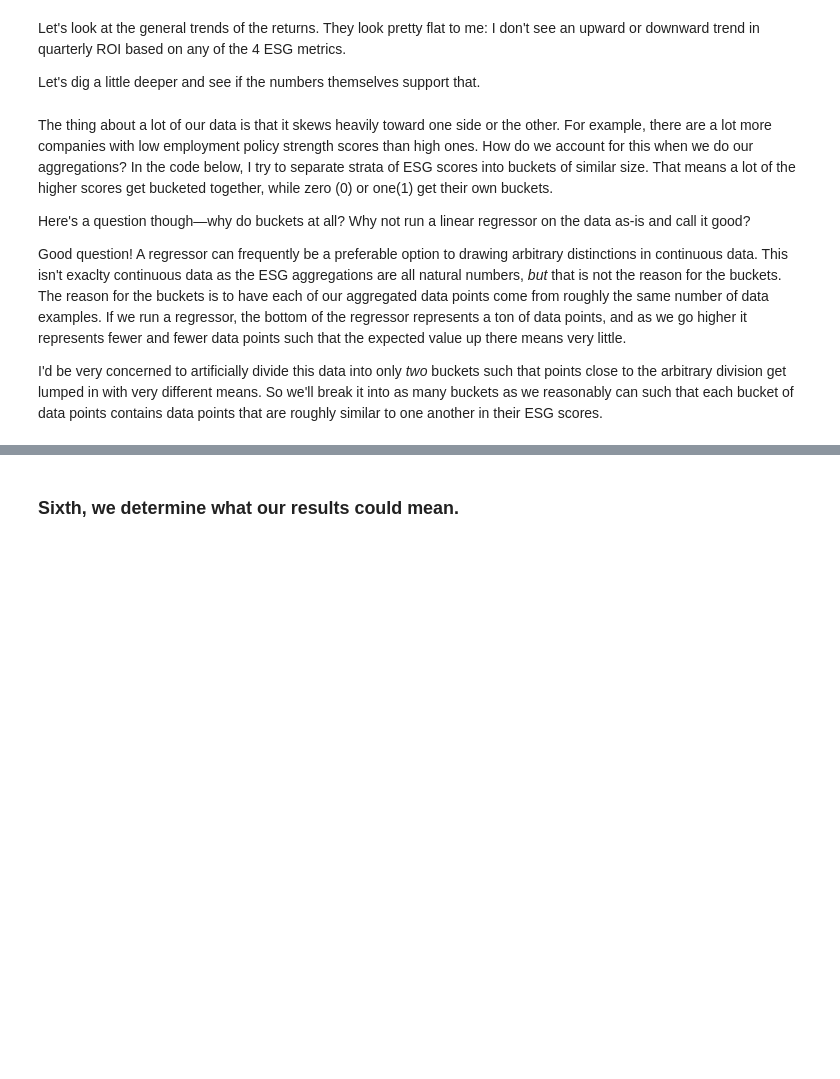
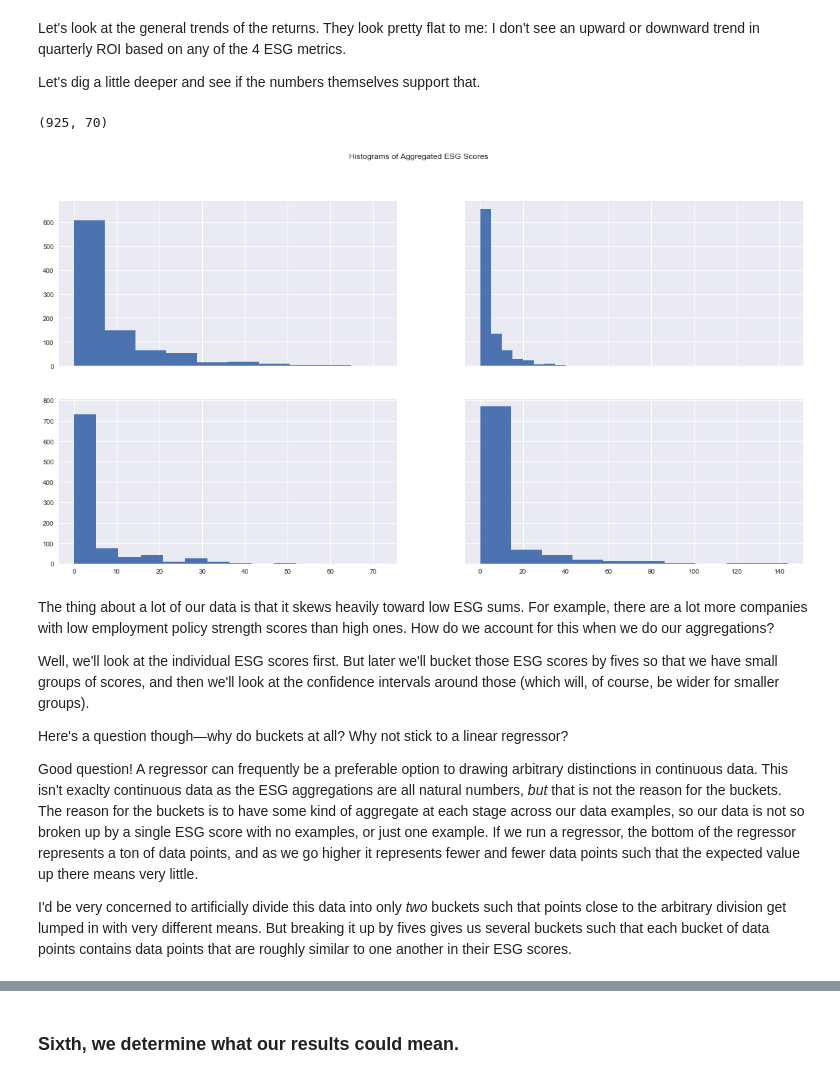
Before and after one commit to chelseatroy/fund_scale, a Jupyter notebook: data_explo/Exploring S&P Ethical Index Data.ipynb, the cells around one changed output, grey strips where cells are left out. Saved outputs shown, nothing was run; the diff lists cells and outputs as text; code cells hidden in the pictures; blank space fills up the shorter version.

Commit message:
Overhaul organization of notebook
 - Put data wrangling into methods
 - Show all charts in grids and make them larger
 - Represent data with more charts and fewer dataframes

```diff
--- a/data_explo/Exploring S&P Ethical Index Data.ipynb
+++ b/data_explo/Exploring S&P Ethical Index Data.ipynb
@@ -436,8 +442,21 @@ Let's dig a little deeper and see if the numbers themselves support that.
+# %%
+f, ((ax1, ax2), (ax3, ax4)) = plt.subplots(2, 2, sharex='col', sharey='row', figsize=(20, 10))
+f.suptitle('Histograms of Aggregated ESG Scores')
+ax1.hist(x=all_data['EMP-str-sum'])
+ax2.hist(x=all_data['EMP-con-sum'])
+ax3.hist(x=all_data['ENV-str-sum'])
+ax4.hist(x=all_data['ENV-con-sum'])
+all_data.shape
+# %% [output]
+(925, 70)
+[figure, added]
 # %% [markdown]
-The thing about a lot of our data is that it skews heavily toward one side or the other. For example, there are a lot more companies with low employment policy strength scores than high ones. How do we account for this when we do our aggregations? In the code below, I try to separate strata of ESG scores into buckets of similar size. That means a lot of the higher scores get bucketed together, while zero (0) or one(1) get their own buckets.
+The thing about a lot of our data is that it skews heavily toward low ESG sums. For example, there are a lot more companies with low employment policy strength scores than high ones. How do we account for this when we do our aggregations?
 
-Here's a question though—why do buckets at all? Why not run a linear regressor on the data as-is and call it good?
+Well, we'll look at the individual ESG scores first. But later we'll bucket those ESG scores by fives so that we have small groups of scores, and then we'll look at the confidence intervals around those (which will, of course, be wider for smaller groups).
 
-Good question! A regressor can frequently be a preferable option to drawing arbitrary distinctions in continuous data. This isn't exaclty continuous data as the ESG aggregations are all natural numbers, _but_ that is not the reason for the buckets. The reason for the buckets is to have each of our aggregated data points come from roughly the same number of data examples. If we run a regressor, the bottom of the regressor represents a ton of data points, and as we go higher it represents fewer and fewer data points such that the expected value up there means very little.
+Here's a question though—why do buckets at all? Why not stick to a linear regressor?
 
-I'd be very concerned to artificially divide this data into only _two_ buckets such that points close to the arbitrary division get lumped in with very different means. So we'll break it into as many buckets as we reasonably can such that each bucket of data points contains data points that are roughly similar to one another in their ESG scores.
+Good question! A regressor can frequently be a preferable option to drawing arbitrary distinctions in continuous data. This isn't exaclty continuous data as the ESG aggregations are all natural numbers, _but_ that is not the reason for the buckets. The reason for the buckets is to have some kind of aggregate at each stage across our data examples, so our data is not so broken up by a single ESG score with no examples, or just one example. If we run a regressor, the bottom of the regressor represents a ton of data points, and as we go higher it represents fewer and fewer data points such that the expected value up there means very little.
+
+I'd be very concerned to artificially divide this data into only _two_ buckets such that points close to the arbitrary division get lumped in with very different means. But breaking it up by fives gives us several buckets such that each bucket of data points contains data points that are roughly similar to one another in their ESG scores.
```
Also changed, not shown: parts of 52 cells of this notebook.
